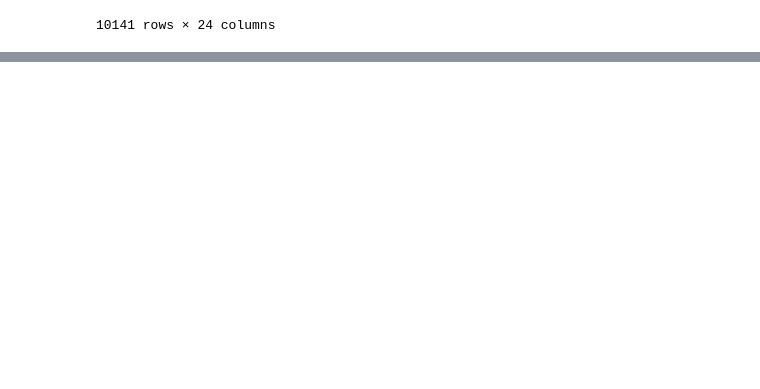
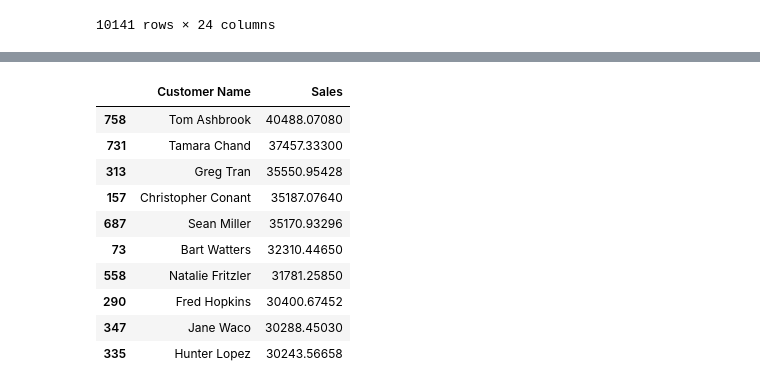
Before and after one commit to AiWriter404/sql-style-business-analysis, a Jupyter notebook: sql-style-business-analysis.ipynb, the cells around one changed output, grey strips where cells are left out. Drawn from its saved outputs; the diff is of its cells as text; code cells hidden in the pictures; blank space fills up the shorter version.

```diff
--- a/sql-style-business-analysis.ipynb
+++ b/sql-style-business-analysis.ipynb
@@ -162,0 +233,22 @@ df[df["Category"] == "Technology"]
+# %%
+top_customers = (
+    df.groupby("Customer Name")["Sales"]
+      .sum()
+      .reset_index()
+      .sort_values(by="Sales", ascending=False)
+      .head(10)
+)
+
+top_customers
+# %% [output]
+|  | Customer Name | Sales |
+| 758 | Tom Ashbrook | 40488.07080 |
+| 731 | Tamara Chand | 37457.33300 |
+| 313 | Greg Tran | 35550.95428 |
+| 157 | Christopher Conant | 35187.07640 |
+| 687 | Sean Miller | 35170.93296 |
+| 73 | Bart Watters | 32310.44650 |
+| 558 | Natalie Fritzler | 31781.25850 |
+| 290 | Fred Hopkins | 30400.67452 |
+| 347 | Jane Waco | 30288.45030 |
+| 335 | Hunter Lopez | 30243.56658 |
```
Also changed, not shown: parts of 11 cells of this notebook.
